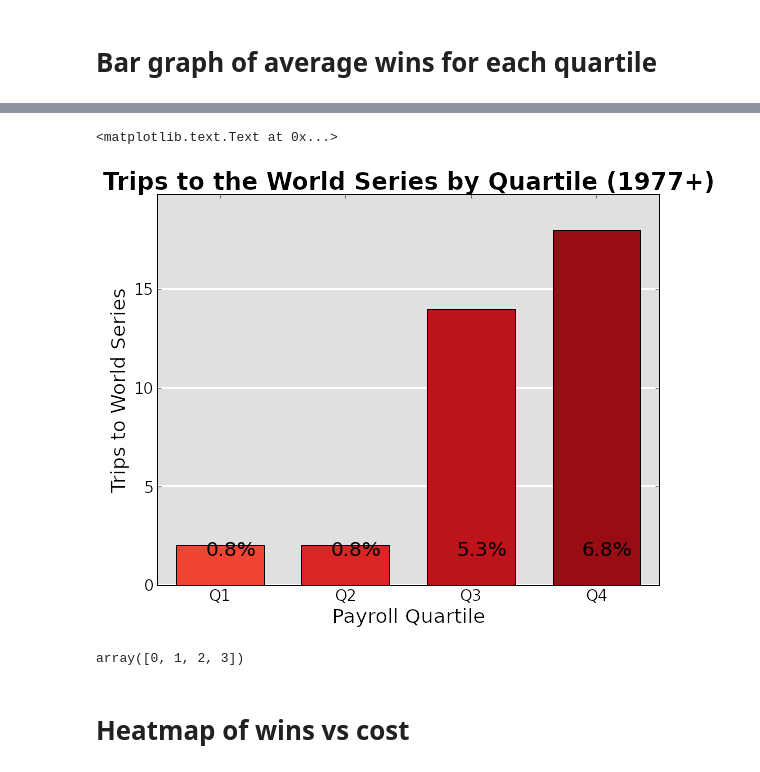
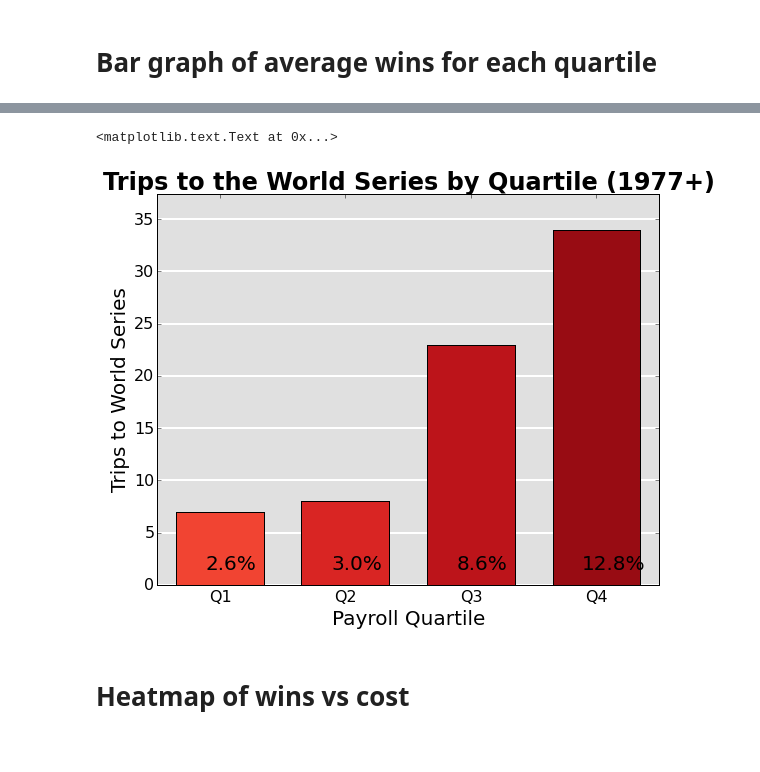
Before and after one commit to tyleha/personal, a Jupyter notebook: baseball.ipynb, the cells around one changed output, grey strips where cells are left out. Saved outputs shown, nothing was run; the diff lists cells and outputs as text; code cells hidden in the pictures.

Commit message:
better graphs here and there

```diff
--- a/baseball.ipynb
+++ b/baseball.ipynb
@@ -175,7 +181,7 @@ for i, g in byteam:
             'label':'Red Sox'
             }
     if 'Oakland' in i:
-        kwargs = {'color':'#005C5C', 'zorder':2,
+        kwargs = {'color':'#FFD800', 'zorder':2,
             'alpha':1, 'linewidth':4,
             'label':'A\'s'
             }
@@ -277,7 +283,7 @@ fig = plt.figure(figsize=(14,10))
 
 for idx in range(len(yrs)-1):
     ax = fig.add_subplot(2, 2, idx+1,  axisbg='#E0E0E0')
-    ax.grid(axis='y', linewidth=2, ls='-', color='#ffffff')
+    #ax.grid(axis='y', linewidth=2, ls='-', color='#ffffff')
 
     # Select subset of data to plot
     decade = stats[(stats.year >= yrs[idx]) & (stats.year < yrs[idx+1])]
@@ -317,10 +323,11 @@ for idx in range(len(yrs)-1):
         team = decade[decade.team.str.contains('Yankees')]
         l2=plt.scatter(team[metric].mean(), team.expected_wins.mean(), c='k', s=120, zorder=2, alpha=0.9, label='Yankees')
     plt.plot([0,0], [40, 120], 'w', linewidth=2, zorder=0)
+    plt.plot([-5, 5], [81, 81],  'w', linewidth=2, zorder=0)
     ax.set_axisbelow(True)
     ax.set_ylim([60, 102])
     ax.set_xlim([-3, 4.5])
-    ax.set_xticks(np.arange(-3, 6, 1))
+    ax.set_xticks(np.arange(-3, 5, 1))
     plt.xlabel("Salary Deviations from Median", fontsize=16)
 
     text = "Slope:\t%0.1f\nR$^2$:\t %0.2f"%(res.params[1], res.rsquared)
@@ -331,5 +338,5 @@ plt.suptitle("MLB Wins vs Salary over 10 Yr Periods", y=.98, fontdict={'size':24
 fig.legend((l1, l2), ('Athletics', 'Yankees'), loc=(.8, .1))
 plt.tight_layout()
 plt.subplots_adjust(top=0.9)
-plt.savefig(r'C:\Users\thartley\Desktop\foo.png', dpi=300)
+plt.savefig(r'C:\Users\Tyler\Desktop\foo.png', dpi=300)
 # %% [output]
@@ -470,39 +477,35 @@ plt.tight_layout()
 # %%
 # plot liklihood of making the playoffs
 plt.rc('font', size=16)
 fig = plt.figure(figsize=(9,7))
 ax = fig.add_subplot(111, axisbg='#E0E0E0')
 ax.grid(axis='y', linewidth=2, ls='-', color='#ffffff')
 ax.set_axisbelow(True)
 
 margin = 0.15
 width = 1.-2*margin
 ind = np.arange(4)
 
 cm = plt.get_cmap('Reds')
 colors = [cm(c) for c in [0.6,0.7,0.8,0.9]]
 
-pts = quartiles.playoffs.agg(lambda x: np.sum(x > 3))
+pts = quartiles.playoffs.agg(lambda x: np.sum(x > 2))
 plt.bar(ind+margin, pts, width, color=colors)
 ax.set_xticks(ind+0.5)
 ax.set_xticklabels(['Q1', 'Q2', 'Q3', 'Q4'])
 ax.set_ylim([0, np.max(pts)*1.1])
 
 for i, wp in enumerate(pts):
     ax.text((ind+margin)[i]+0.25, 1.5, '%0.1f%%'%(100*float(wp)/quartiles.quartile.count()[1]),
             fontdict={'color':'k', 'fontsize':20})
 
 ax.set_ylabel("Trips to World Series", fontsize=20)
 ax.set_xlabel("Payroll Quartile", fontsize=20)
 ax.set_title("Trips to the World Series by Quartile (1977+)",
              fontdict={'size':24, 'fontweight':'bold'})
 # %% [output]
 <matplotlib.text.Text at 0x...>
-[figure, old version]
+[figure, new version]
-# %%
-ind
-# %% [output]
-array([0, 1, 2, 3])
 # %% [markdown]
 # Heatmap of wins vs cost
 # %%
```
Also changed, not shown: parts of 8 cells of this notebook, 1 other file.
